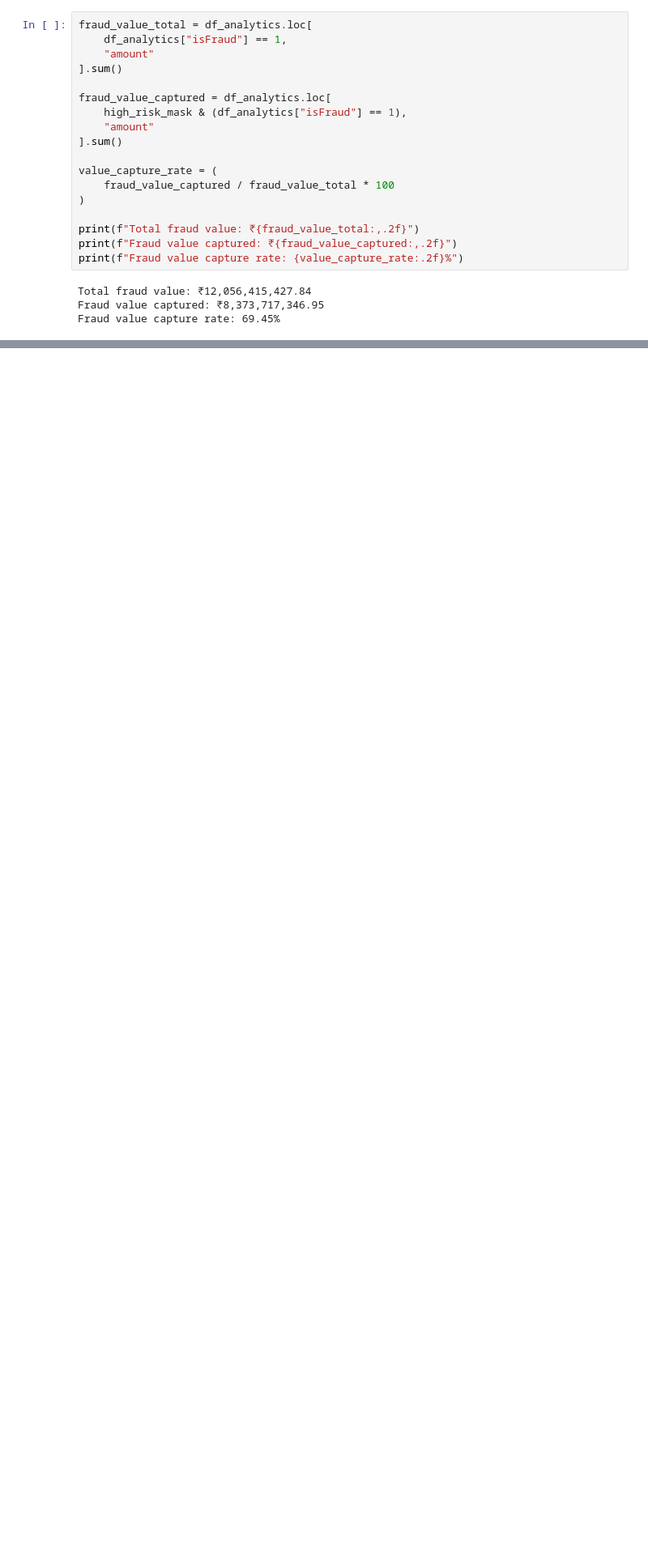
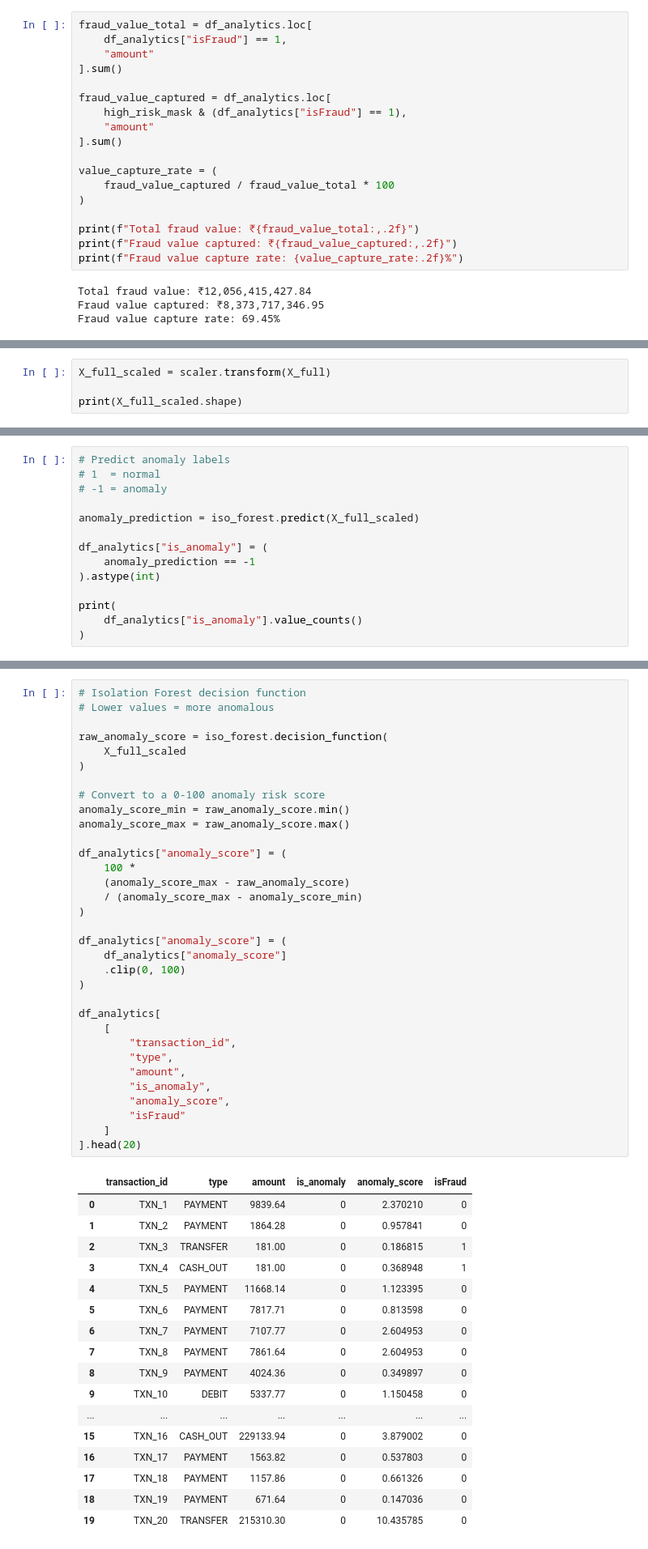
Before and after one commit to Preetam-13/financial-transaction-risk-fraud-analytics, a Jupyter notebook: notebooks/01_data_profiling.ipynb, the cells around one changed output, grey strips where cells are left out. Shown at 81% size. Cells and saved outputs as stored; diff of their text form; blank space fills up the shorter version.

Commit message:
Finalize fraud risk analytics notebook and Power BI dashboard

```diff
--- a/notebooks/01_data_profiling.ipynb
+++ b/notebooks/01_data_profiling.ipynb
@@ -787,0 +871,4 @@ Fraud value capture rate: 69.45%
+# %%
+X_full_scaled = scaler.transform(X_full)
+
+print(X_full_scaled.shape)
@@ -787,0 +877,14 @@ Fraud value capture rate: 69.45%
+# %%
+# Predict anomaly labels
+# 1  = normal
+# -1 = anomaly
+
+anomaly_prediction = iso_forest.predict(X_full_scaled)
+
+df_analytics["is_anomaly"] = (
+    anomaly_prediction == -1
+).astype(int)
+
+print(
+    df_analytics["is_anomaly"].value_counts()
+)
@@ -787,0 +896,51 @@ Fraud value capture rate: 69.45%
+# %%
+# Isolation Forest decision function
+# Lower values = more anomalous
+
+raw_anomaly_score = iso_forest.decision_function(
+    X_full_scaled
+)
+
+# Convert to a 0-100 anomaly risk score
+anomaly_score_min = raw_anomaly_score.min()
+anomaly_score_max = raw_anomaly_score.max()
+
+df_analytics["anomaly_score"] = (
+    100 *
+    (anomaly_score_max - raw_anomaly_score)
+    / (anomaly_score_max - anomaly_score_min)
+)
+
+df_analytics["anomaly_score"] = (
+    df_analytics["anomaly_score"]
+    .clip(0, 100)
+)
+
+df_analytics[
+    [
+        "transaction_id",
+        "type",
+        "amount",
+        "is_anomaly",
+        "anomaly_score",
+        "isFraud"
+    ]
+].head(20)
+# %% [output]
+|  | transaction_id | type | amount | is_anomaly | anomaly_score | isFraud |
+| 0 | TXN_1 | PAYMENT | 9839.64 | 0 | 2.370210 | 0 |
+| 1 | TXN_2 | PAYMENT | 1864.28 | 0 | 0.957841 | 0 |
+| 2 | TXN_3 | TRANSFER | 181.00 | 0 | 0.186815 | 1 |
+| 3 | TXN_4 | CASH_OUT | 181.00 | 0 | 0.368948 | 1 |
+| 4 | TXN_5 | PAYMENT | 11668.14 | 0 | 1.123395 | 0 |
+| 5 | TXN_6 | PAYMENT | 7817.71 | 0 | 0.813598 | 0 |
+| 6 | TXN_7 | PAYMENT | 7107.77 | 0 | 2.604953 | 0 |
+| 7 | TXN_8 | PAYMENT | 7861.64 | 0 | 2.604953 | 0 |
+| 8 | TXN_9 | PAYMENT | 4024.36 | 0 | 0.349897 | 0 |
+| 9 | TXN_10 | DEBIT | 5337.77 | 0 | 1.150458 | 0 |
+| ... | ... | ... | ... | ... | ... | ... |
+| 15 | TXN_16 | CASH_OUT | 229133.94 | 0 | 3.879002 | 0 |
+| 16 | TXN_17 | PAYMENT | 1563.82 | 0 | 0.537803 | 0 |
+| 17 | TXN_18 | PAYMENT | 1157.86 | 0 | 0.661326 | 0 |
+| 18 | TXN_19 | PAYMENT | 671.64 | 0 | 0.147036 | 0 |
+| 19 | TXN_20 | TRANSFER | 215310.30 | 0 | 10.435785 | 0 |
```
Also changed, not shown: parts of 30 cells of this notebook, 1 other file.
